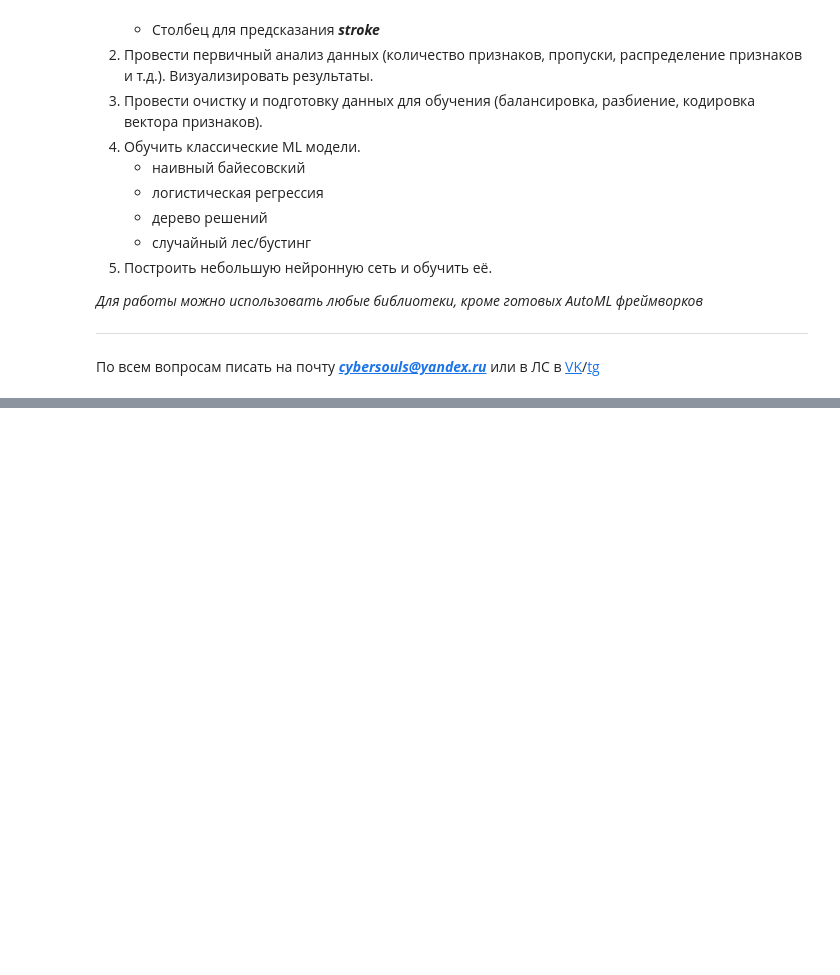
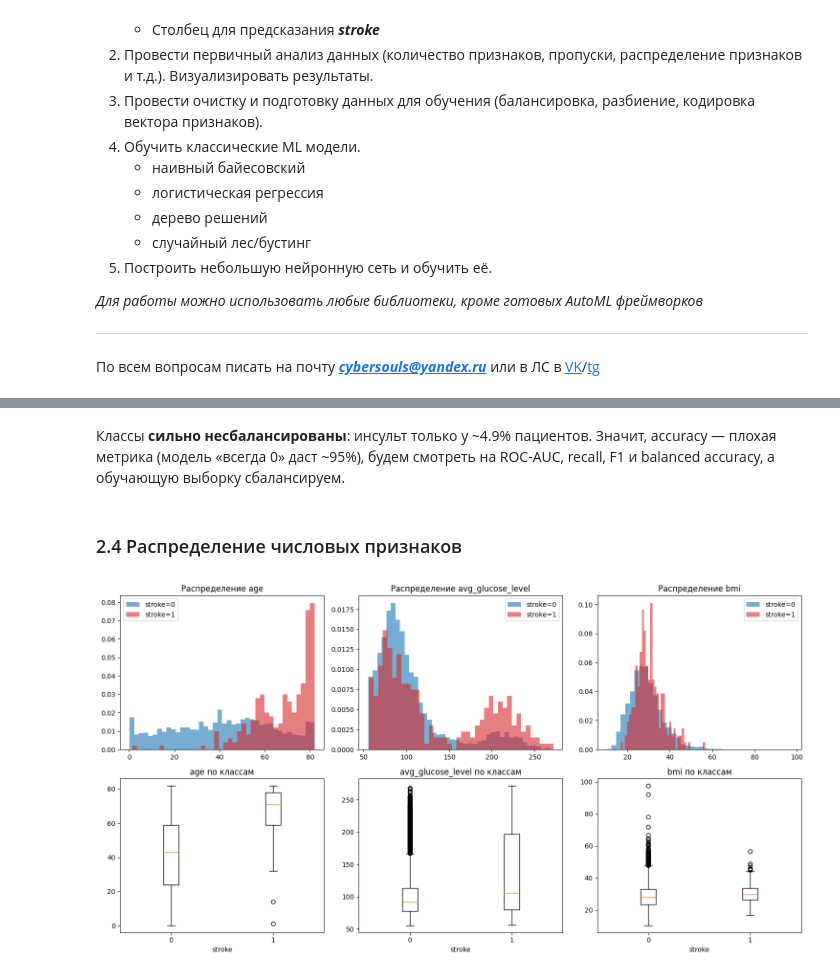
Before and after one commit to ArtemkaGh0st1k/AMD, a Jupyter notebook: lab1/АМД1.ipynb, the cells around one changed output, grey strips where cells are left out. Cells and saved outputs as stored; diff of their text form; code cells hidden in the pictures; blank space fills up the shorter version.

```diff
--- a/lab1/АМД1.ipynb
+++ b/lab1/АМД1.ipynb
@@ -30,0 +142,3 @@
+# %%
+for c in cat_features:
+    print(c, '->', df[c].nunique(), 'уникальных:', dict(df[c].value_counts(dropna=False).head(8)))
@@ -30,0 +169,18 @@
+# %% [markdown]
+Классы **сильно несбалансированы**: инсульт только у ~4.9% пациентов. Значит, accuracy — плохая метрика
+(модель «всегда 0» даст ~95%), будем смотреть на ROC-AUC, recall, F1 и balanced accuracy, а обучающую выборку сбалансируем.
+# %% [markdown]
+### 2.4 Распределение числовых признаков
+# %%
+fig, axes = plt.subplots(2, 3, figsize=(15, 8))
+for i, c in enumerate(num_features):
+    ax = axes[0, i]
+    ax.hist(df.loc[df[TARGET] == 0, c].dropna(), bins=40, alpha=0.6, density=True, label='stroke=0')
+    ax.hist(df.loc[df[TARGET] == 1, c].dropna(), bins=40, alpha=0.6, density=True, label='stroke=1', color='tab:red')
+    ax.set_title(f'Распределение {c}'); ax.legend()
+    ax = axes[1, i]
+    ax.boxplot([df.loc[df[TARGET] == k, c].dropna() for k in (0, 1)], labels=['0', '1'])
+    ax.set_title(f'{c} по классам'); ax.set_xlabel('stroke')
+plt.tight_layout(); plt.show()
+# %% [output]
+[figure, added]
```
Also changed, not shown: parts of 49 cells of this notebook.
